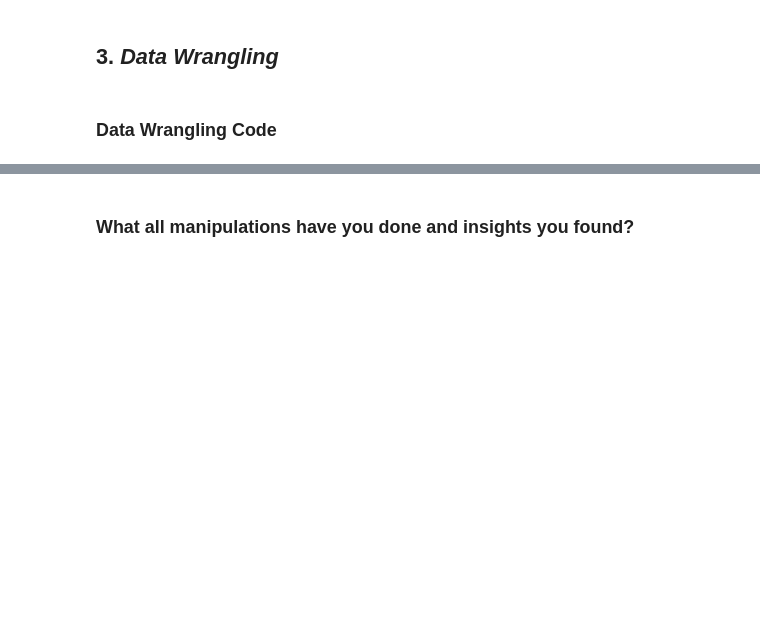
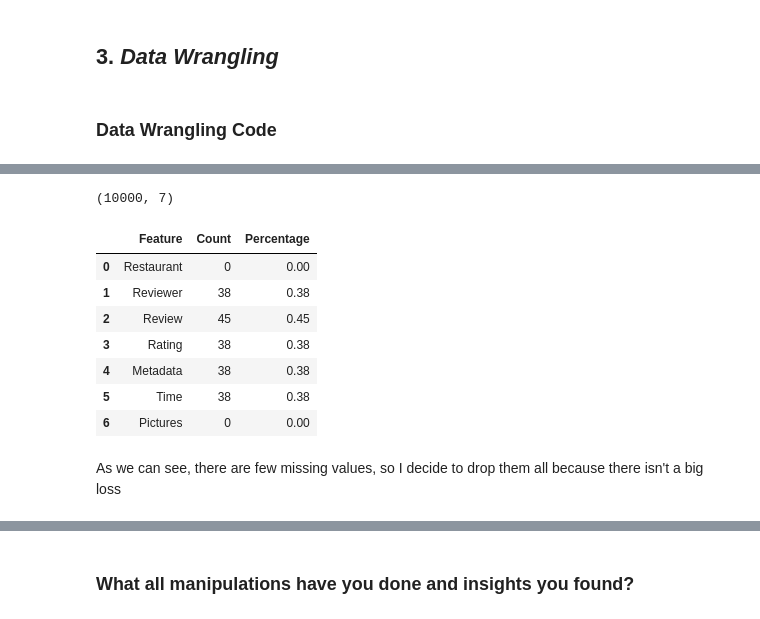
Before and after one commit to dipakpatil2001/Zomato-Restaurant-Clustering-And-Sentiment-Analysis-Unsupervised-ML, a Jupyter notebook: Zomato_Restaurant_Clustering_And_Sentiment_Analysis.ipynb, the cells around one changed output, grey strips where cells are left out. Cells and saved outputs as stored; diff of their text form; code cells hidden in the pictures; blank space fills up the shorter version.

```diff
--- a/Zomato_Restaurant_Clustering_And_Sentiment_Analysis.ipynb
+++ b/Zomato_Restaurant_Clustering_And_Sentiment_Analysis.ipynb
@@ -419,0 +459,22 @@ dtype: object
+# %%
+rev_df.shape # current size of Review Data
+# %% [output]
+(10000, 7)
+# %%
+# missing values in review data
+null_info = pd.DataFrame({'Feature': rev_df.columns,
+                          'Count':rev_df.isnull().sum(),
+                          'Percentage':rev_df.isnull().sum()/rev_df.shape[0]*100})
+null_info = null_info.reset_index(drop=True)
+null_info
+# %% [output]
+|  | Feature | Count | Percentage |
+| 0 | Restaurant | 0 | 0.00 |
+| 1 | Reviewer | 38 | 0.38 |
+| 2 | Review | 45 | 0.45 |
+| 3 | Rating | 38 | 0.38 |
+| 4 | Metadata | 38 | 0.38 |
+| 5 | Time | 38 | 0.38 |
+| 6 | Pictures | 0 | 0.00 |
+# %% [markdown]
+As we can see, there are few missing values, so I decide to drop them all because there isn't a big loss
```
Also changed, not shown: parts of 21 cells of this notebook.
